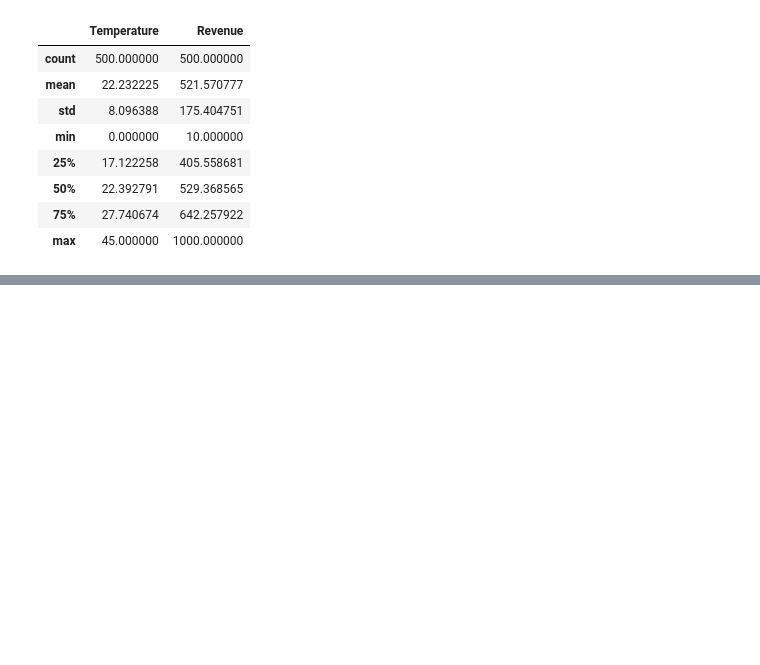
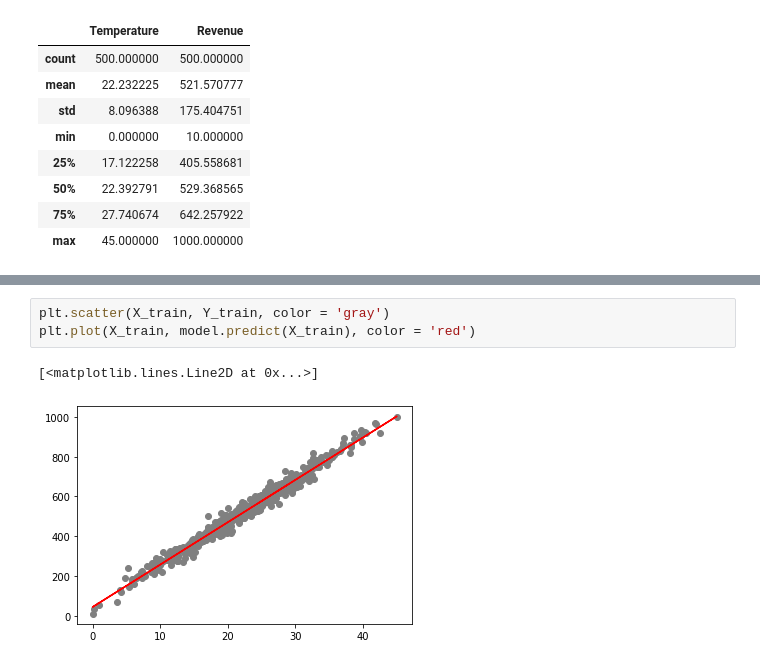
Before and after one commit to jmcgunn/Kalman-and-Bayesian-Filters-in-Python, a Jupyter notebook: RevPredict.ipynb, the cells around one changed output, grey strips where cells are left out. Saved outputs shown, nothing was run; the diff lists cells and outputs as text; blank space fills up the shorter version.

```diff
--- a/RevPredict.ipynb
+++ b/RevPredict.ipynb
@@ -76,0 +150,6 @@ sales_df.describe()
+# %%
+plt.scatter(X_train, Y_train, color = 'gray')
+plt.plot(X_train, model.predict(X_train), color = 'red')
+# %% [output]
+[<matplotlib.lines.Line2D at 0x...>]
+[figure, added]
```
Also changed, not shown: parts of 12 cells of this notebook.
